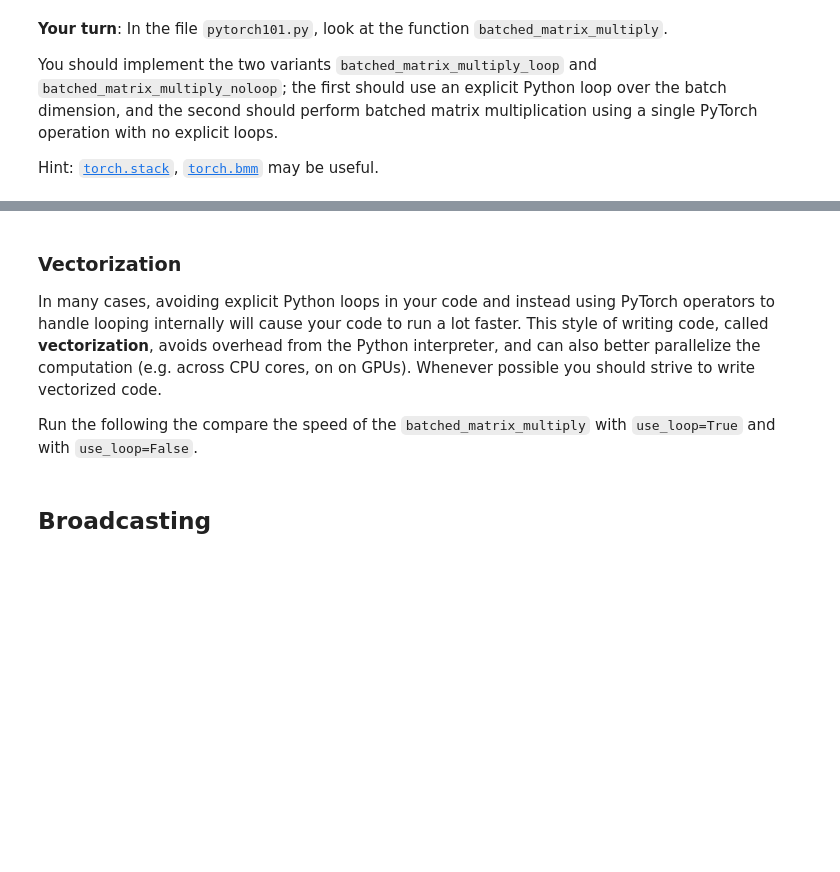
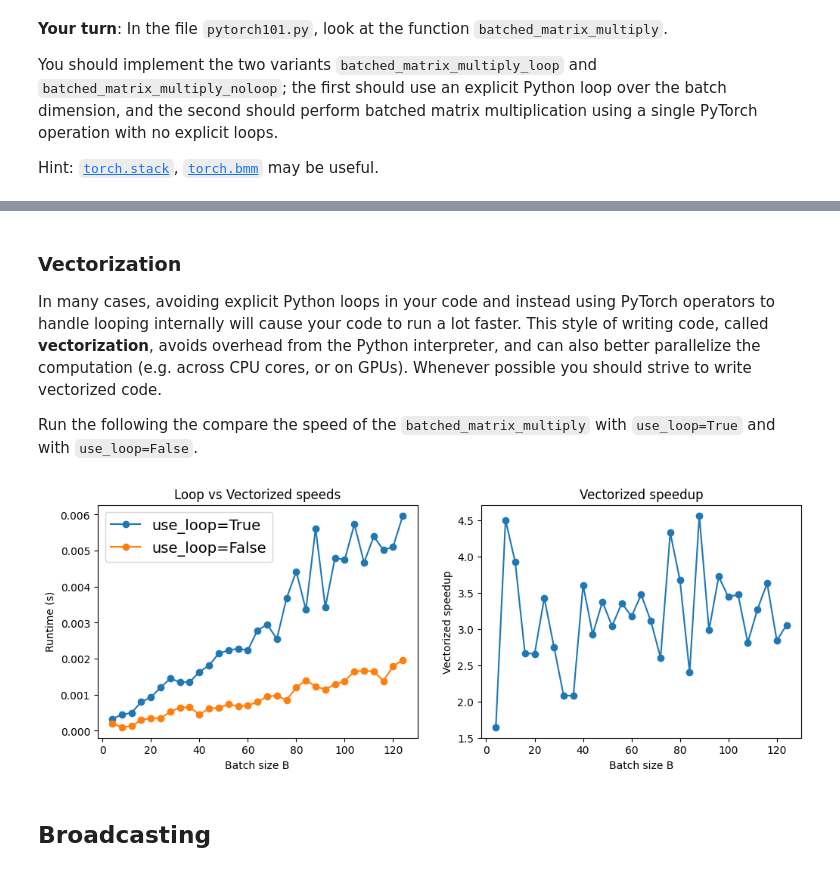
Before and after one commit to kbyy123/EECS498, a Jupyter notebook: A1/pytorch101.ipynb, the cells around one changed output, grey strips where cells are left out. Saved outputs shown, nothing was run; the diff lists cells and outputs as text; code cells hidden in the pictures; blank space fills up the shorter version.

```diff
--- a/A1/pytorch101.ipynb
+++ b/A1/pytorch101.ipynb
@@ -1201,6 +1726,6 @@ print('z2 difference within tolerance: ', z2_diff < 1e-6)
 # %% [markdown]
 ### Vectorization
-In many cases, avoiding explicit Python loops in your code and instead using PyTorch operators to handle looping internally will cause your code to run a lot faster. This style of writing code, called **vectorization**, avoids overhead from the Python interpreter, and can also better parallelize the computation (e.g. across CPU cores, on on GPUs). Whenever possible you should strive to write vectorized code.
+In many cases, avoiding explicit Python loops in your code and instead using PyTorch operators to handle looping internally will cause your code to run a lot faster. This style of writing code, called **vectorization**, avoids overhead from the Python interpreter, and can also better parallelize the computation (e.g. across CPU cores, or on GPUs). Whenever possible you should strive to write vectorized code.
 
 Run the following the compare the speed of the `batched_matrix_multiply` with `use_loop=True` and with `use_loop=False`.
 # %%
@@ -1208,7 +1733,7 @@ import time
 import matplotlib.pyplot as plt
 from pytorch101 import batched_matrix_multiply
 
-N, M, P = 64, 64, 64
+N, M, P = 128, 128, 128
 loop_times = []
 no_loop_times = []
 no_loop_speedup = []
@@ -1222,33 +1747,35 @@ for B in Bs:
         y = torch.randn(B, M, P)
         t0 = time.time()
         z1 = batched_matrix_multiply(x, y, use_loop=True)
         t1 = time.time()
         z2 = batched_matrix_multiply(x, y, use_loop=False)
         t2 = time.time()
         loop_trials.append(t1 - t0)
         no_loop_trials.append(t2 - t1)
     loop_mean = torch.tensor(loop_trials).mean().item()
     no_loop_mean = torch.tensor(no_loop_trials).mean().item()
     loop_times.append(loop_mean)
     no_loop_times.append(no_loop_mean)
     no_loop_speedup.append(loop_mean / no_loop_mean)
 
 plt.subplot(1, 2, 1)
 plt.plot(Bs, loop_times, 'o-', label='use_loop=True')
 plt.plot(Bs, no_loop_times, 'o-', label='use_loop=False')
 plt.xlabel('Batch size B')
 plt.ylabel('Runtime (s)')
 plt.legend(fontsize=14)
 plt.title('Loop vs Vectorized speeds')
 
 plt.subplot(1, 2, 2)
 plt.plot(Bs, no_loop_speedup, '-o')
 plt.title('Vectorized speedup')
 plt.xlabel('Batch size B')
 plt.ylabel('Vectorized speedup')
 
 plt.gcf().set_size_inches(12, 4)
 plt.show()
+# %% [output]
+[figure, added]
 # %% [markdown]
 ## Broadcasting
 # %% [markdown]
```
Also changed, not shown: parts of 61 cells of this notebook, 4 other files.
